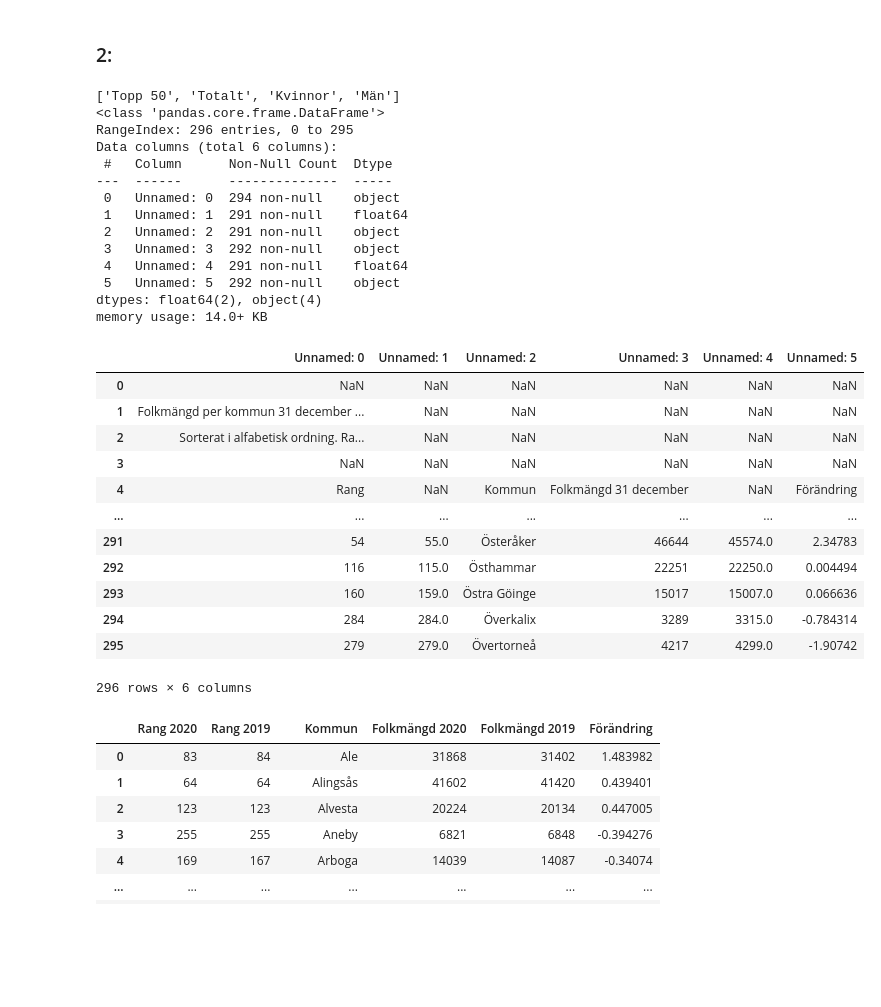
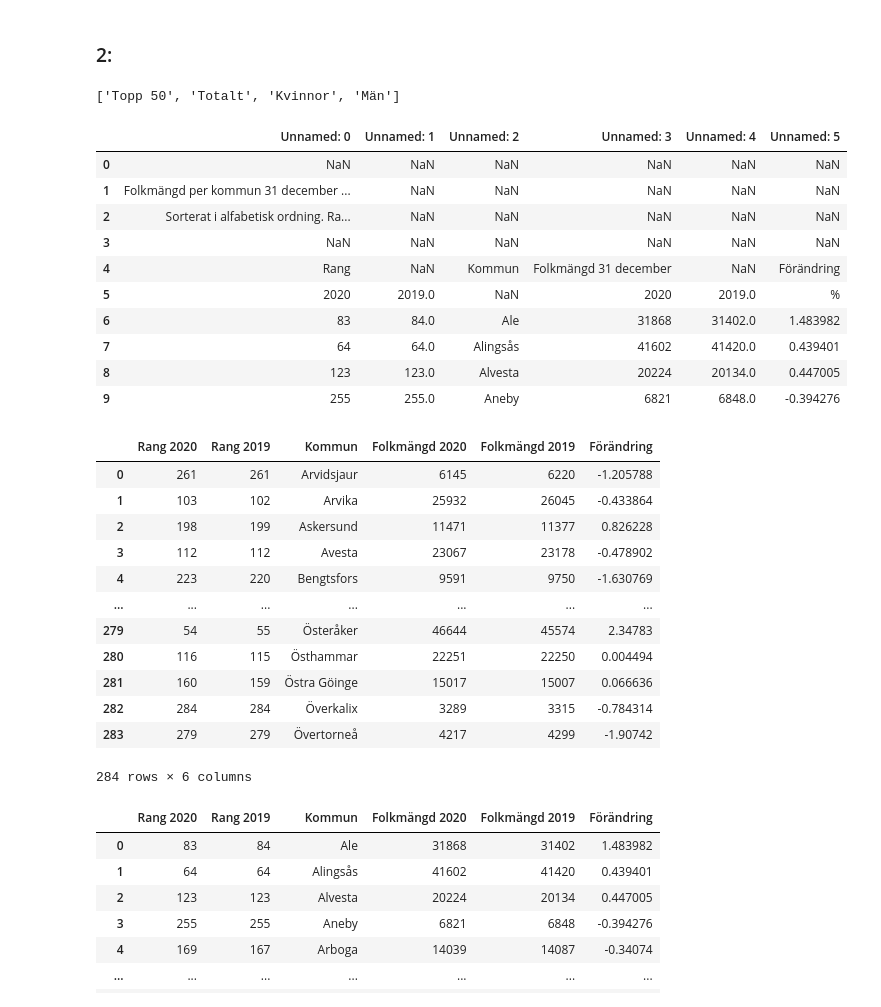
Before and after one commit to PaerBrady/Databehandling-AiM24, a Jupyter notebook: Exercises /E00_pandas_basic_syntax.ipynb, the cells around one changed output. Saved outputs shown, nothing was run; the diff lists cells and outputs as text; code cells hidden in the pictures; blank space fills up the shorter version.

```diff
--- a/Exercises /E00_pandas_basic_syntax.ipynb
+++ b/Exercises /E00_pandas_basic_syntax.ipynb
@@ -187,47 +279,50 @@ living_city_sorted
 # %%
 import pandas as pd
 import matplotlib.pyplot as plt
 import seaborn as sbn
 
 df = pd.ExcelFile("../Data/komtopp50_2020.xlsx")
 print(df.sheet_names)
 
 df = pd.read_excel("../Data/komtopp50_2020.xlsx", header=0, sheet_name="Totalt")
 
 #a)
 
-df.head(5)
-df.info()
-df.describe()
-df
+df.head(10)
+#df.info()
+#df.describe()
+#df.tail()
 # %% [output]
 ['Topp 50', 'Totalt', 'Kvinnor', 'Män']
-<class 'pandas.core.frame.DataFrame'>
-RangeIndex: 296 entries, 0 to 295
-Data columns (total 6 columns):
- #   Column      Non-Null Count  Dtype
----  ------      --------------  -----
- 0   Unnamed: 0  294 non-null    object
- 1   Unnamed: 1  291 non-null    float64
- 2   Unnamed: 2  291 non-null    object
- 3   Unnamed: 3  292 non-null    object
- 4   Unnamed: 4  291 non-null    float64
- 5   Unnamed: 5  292 non-null    object
-dtypes: float64(2), object(4)
-memory usage: 14.0+ KB
 |  | Unnamed: 0 | Unnamed: 1 | Unnamed: 2 | Unnamed: 3 | Unnamed: 4 | Unnamed: 5 |
 | 0 | NaN | NaN | NaN | NaN | NaN | NaN |
 | 1 | Folkmängd per kommun 31 december ... | NaN | NaN | NaN | NaN | NaN |
 | 2 | Sorterat i alfabetisk ordning. Ra... | NaN | NaN | NaN | NaN | NaN |
 | 3 | NaN | NaN | NaN | NaN | NaN | NaN |
 | 4 | Rang | NaN | Kommun | Folkmängd 31 december | NaN | Förändring |
-| ... | ... | ... | ... | ... | ... | ... |
-| 291 | 54 | 55.0 | Österåker | 46644 | 45574.0 | 2.34783 |
-| 292 | 116 | 115.0 | Östhammar | 22251 | 22250.0 | 0.004494 |
-| 293 | 160 | 159.0 | Östra Göinge | 15017 | 15007.0 | 0.066636 |
-| 294 | 284 | 284.0 | Överkalix | 3289 | 3315.0 | -0.784314 |
-| 295 | 279 | 279.0 | Övertorneå | 4217 | 4299.0 | -1.90742 |
+| 5 | 2020 | 2019.0 | NaN | 2020 | 2019.0 | % |
+| 6 | 83 | 84.0 | Ale | 31868 | 31402.0 | 1.483982 |
+| 7 | 64 | 64.0 | Alingsås | 41602 | 41420.0 | 0.439401 |
+| 8 | 123 | 123.0 | Alvesta | 20224 | 20134.0 | 0.447005 |
+| 9 | 255 | 255.0 | Aneby | 6821 | 6848.0 | -0.394276 |
-296 rows × 6 columns
+# %%
+df.columns = ["Rang 2020", "Rang 2019", "Kommun", "Folkmängd 2020", "Folkmängd 2019", "Förändring"]
+df = df.loc[6:].reset_index(drop=True)
+df
+# %% [output]
+|  | Rang 2020 | Rang 2019 | Kommun | Folkmängd 2020 | Folkmängd 2019 | Förändring |
+| 0 | 261 | 261 | Arvidsjaur | 6145 | 6220 | -1.205788 |
+| 1 | 103 | 102 | Arvika | 25932 | 26045 | -0.433864 |
+| 2 | 198 | 199 | Askersund | 11471 | 11377 | 0.826228 |
+| 3 | 112 | 112 | Avesta | 23067 | 23178 | -0.478902 |
+| 4 | 223 | 220 | Bengtsfors | 9591 | 9750 | -1.630769 |
+| ... | ... | ... | ... | ... | ... | ... |
+| 279 | 54 | 55 | Österåker | 46644 | 45574 | 2.34783 |
+| 280 | 116 | 115 | Östhammar | 22251 | 22250 | 0.004494 |
+| 281 | 160 | 159 | Östra Göinge | 15017 | 15007 | 0.066636 |
+| 282 | 284 | 284 | Överkalix | 3289 | 3315 | -0.784314 |
+| 283 | 279 | 279 | Övertorneå | 4217 | 4299 | -1.90742 |
+284 rows × 6 columns
 # %%
 # b)
 
```
Also changed, not shown: parts of 9 cells of this notebook, 5 other files.
